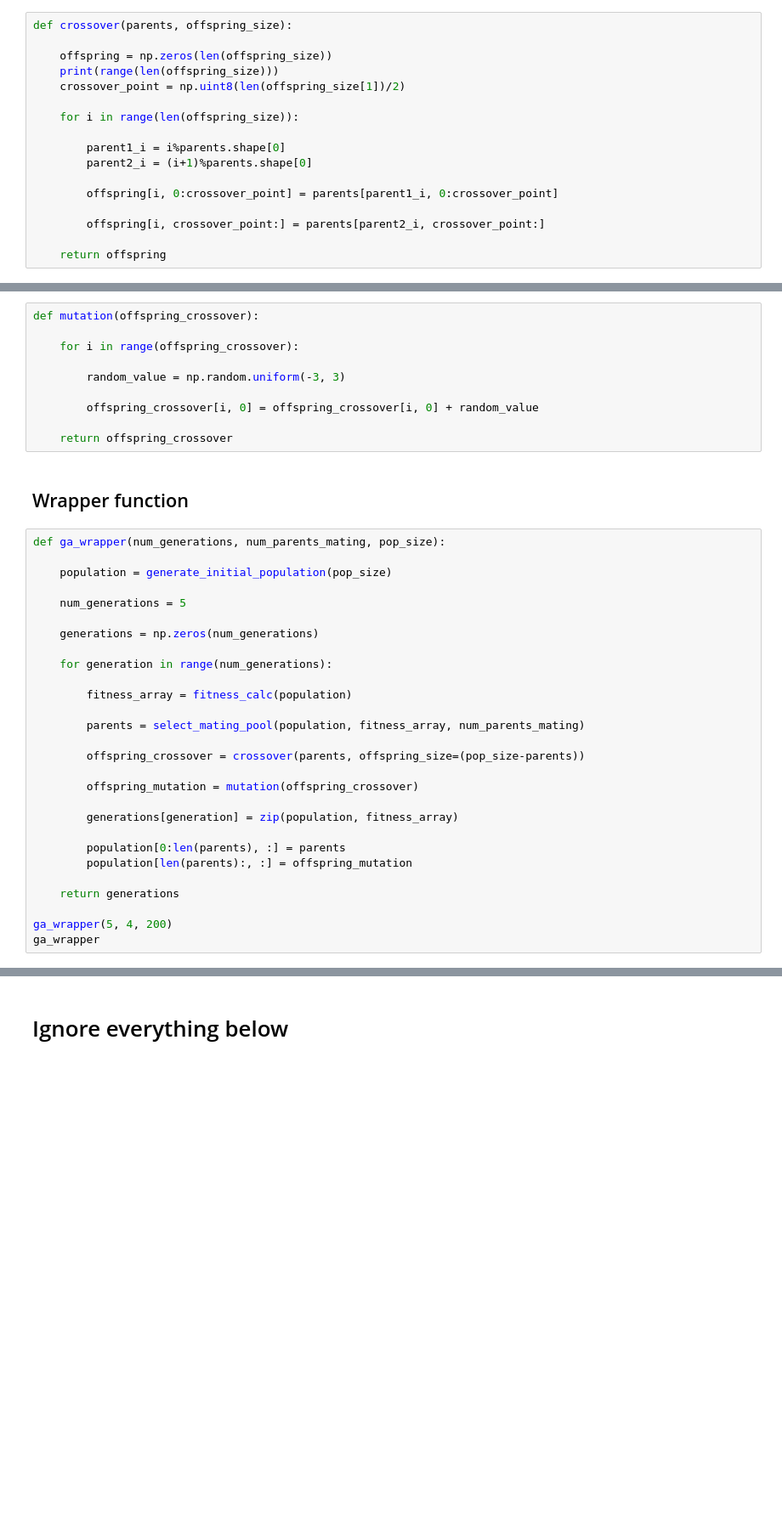
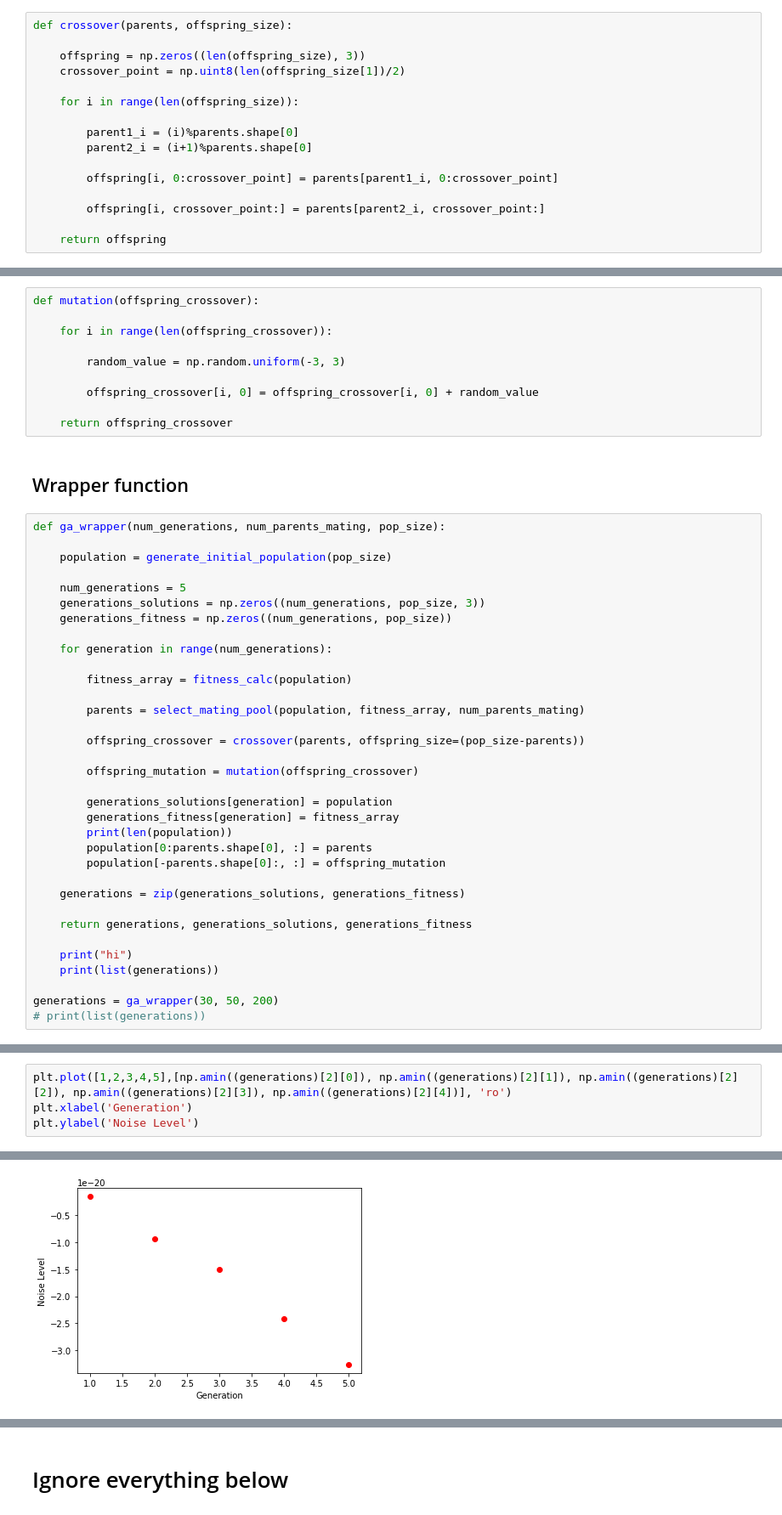
Before and after one commit to YossiMelcer/EDFA-sim-with-optimisation-techniques, a Jupyter notebook: Genetic_Algorithm_Applied_to_EDFA_Model.ipynb, the cells around one changed output, grey strips where cells are left out. Shown at 85% size. Drawn from its saved outputs; the diff is of its cells as text; blank space fills up the shorter version.

```diff
--- a/Genetic_Algorithm_Applied_to_EDFA_Model.ipynb
+++ b/Genetic_Algorithm_Applied_to_EDFA_Model.ipynb
@@ -80,13 +80,12 @@ def select_mating_pool(population, fitness, num_parents):
 # %%
 def crossover(parents, offspring_size):
 
-    offspring = np.zeros(len(offspring_size))
-    print(range(len(offspring_size)))
+    offspring = np.zeros((len(offspring_size), 3))
     crossover_point = np.uint8(len(offspring_size[1])/2)
 
     for i in range(len(offspring_size)):
 
-        parent1_i = i%parents.shape[0]
+        parent1_i = (i)%parents.shape[0]
         parent2_i = (i+1)%parents.shape[0]
 
         offspring[i, 0:crossover_point] = parents[parent1_i, 0:crossover_point]
@@ -99,7 +98,7 @@ def crossover(parents, offspring_size):
 # %%
 def mutation(offspring_crossover):
 
-    for i in range(offspring_crossover):
+    for i in range(len(offspring_crossover)):
 
         random_value = np.random.uniform(-3, 3)
 
@@ -114,8 +113,8 @@ def ga_wrapper(num_generations, num_parents_mating, pop_size):
     population = generate_initial_population(pop_size)
 
     num_generations = 5
-
-    generations = np.zeros(num_generations)
+    generations_solutions = np.zeros((num_generations, pop_size, 3))
+    generations_fitness = np.zeros((num_generations, pop_size))
 
     for generation in range(num_generations):
 
@@ -127,13 +126,19 @@ def ga_wrapper(num_generations, num_parents_mating, pop_size):
 
         offspring_mutation = mutation(offspring_crossover)
 
-        generations[generation] = zip(population, fitness_array)
+        generations_solutions[generation] = population
+        generations_fitness[generation] = fitness_array
+        print(len(population))
+        population[0:parents.shape[0], :] = parents
+        population[-parents.shape[0]:, :] = offspring_mutation
 
-        population[0:len(parents), :] = parents
-        population[len(parents):, :] = offspring_mutation
+    generations = zip(generations_solutions, generations_fitness)
 
-    return generations
+    return generations, generations_solutions, generations_fitness
 
-ga_wrapper(5, 4, 200)
-ga_wrapper
+    print("hi")
+    print(list(generations))
+
+generations = ga_wrapper(30, 50, 200)
+# print(list(generations))
 # %% [output]
@@ -186,0 +181,5 @@ NameError: name 'ga_wrapper' is not defined
+# %%
+plt.plot([1,2,3,4,5],[np.amin((generations)[2][0]), np.amin((generations)[2][1]), np.amin((generations)[2][2]), np.amin((generations)[2][3]), np.amin((generations)[2][4])], 'ro')
+plt.xlabel('Generation')
+plt.ylabel('Noise Level')
+# %% [output]
@@ -186,0 +187 @@ NameError: name 'ga_wrapper' is not defined
+[figure, added]
```
Also changed, not shown: parts of 9 cells of this notebook.
